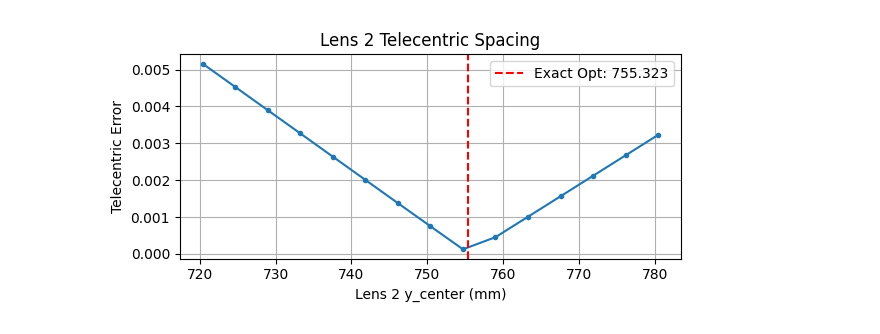
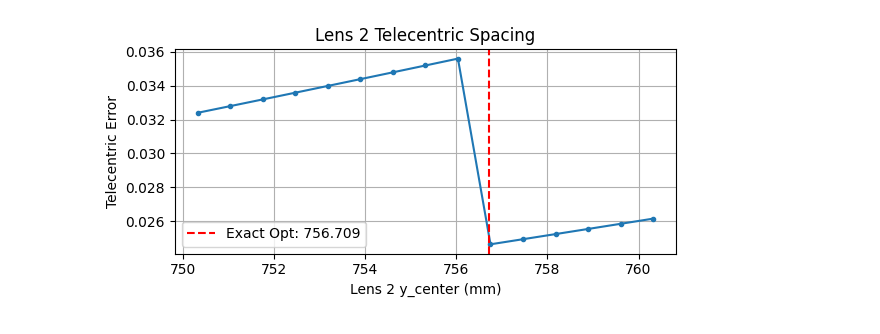
Before and after one commit to rrudzinsky/CODE-VI, a Jupyter notebook: optical_bench.ipynb, the cells around one changed output. Cells and saved outputs as stored; diff of their text form; code cells hidden in the pictures.

Commit message:
Updated telescope optimizer + Antigravity optical_bench.py

```diff
--- a/optical_bench.ipynb
+++ b/optical_bench.ipynb
@@ -55,37 +55,71 @@ manager.add_element(lens2)
 # manager.add_element(grating1)
 # manager.add_element(grating2)
 # %%
-# 1. Optimize Lens 1 (Starts exactly at Lens 1's position defined in Cell 1)
-print("Starting Lens 1 Optimization...")
-opt_L1_y = optimization.optimize_lens_collimation(
-    manager,
-    lens_name="Lens 1",
-    search_window=15.0,
-    steps=15
+import importlib
+from code_vi import optimization
+
+# Force reload to ensure the newest aspheric functions are loaded
+importlib.reload(optimization)
+
+print("===============================================")
+print(" PHASE 1: LENS 1 (COLLIMATOR) OPTIMIZATION")
+print("===============================================")
+# 1a. Initial rough positioning to get into the right ballpark
+print("Step 1a: Initial Lens 1 Collimation...")
+optimization.optimize_lens_collimation(
+    manager, lens_name="Lens 1", search_window=50.0, steps=15, show_plot=False
 )
 
-# 2. Optimize Lens 2 (Starts exactly at Lens 2's position defined in Cell 1)
-print("\nStarting Lens 2 Optimization...")
-opt_L2_y = optimization.optimize_telecentric_spacing(
-    manager,
-    lens_name="Lens 2",
-    search_window=30.0,
-    steps=15
+# 1b. Optimize Aspheric Profile (k, A4) to fix spherical aberration
+print("\nStep 1b: Optimizing Lens 1 Aspheric Profile...")
+optimization.optimize_aspheric_profile(
+    manager, lens_name="Lens 1", target_surface=1, show_plot=False
 )
 
-# 3. Find the exact focal plane (Starts exactly at Grating 1's position defined in Cell 1)
-print("\nMapping the True Focal Plane...")
-opt_focus_y = optimization.optimize_focal_plane(
-    manager,
-    search_window=15.0,
-    steps=20
+# 1c. Dial the position back in perfectly now that the lens shape has changed
+print("\nStep 1c: Final Lens 1 Collimation...")
+opt_L1_y = optimization.optimize_lens_collimation(
+    manager, lens_name="Lens 1", search_window=5.0, steps=15, show_plot=True
 )
 
-print(f"\n✅ SYSTEM LOCKED.")
-print(f"Lens 1 Final: {opt_L1_y:.3f} mm")
-print(f"Lens 2 Final: {opt_L2_y:.3f} mm")
-print(f"Focus Final:  {opt_focus_y:.3f} mm")
 
-best_plane = optimization.optimize_focal_plane(manager)
-focal_x, focal_y = optimization.plot_field_curvature(manager)
+print("\n===============================================")
+print(" PHASE 2: LENS 2 (FOCUSER) OPTIMIZATION")
+print("===============================================")
+# 2a. Initial rough positioning
+print("Step 2a: Initial Lens 2 Telecentric Spacing...")
+optimization.optimize_telecentric_spacing(
+    manager, lens_name="Lens 2", search_window=30.0, steps=15, show_plot=False
+)
+
+# 2b. Optimize Aspheric Profile to flatten Petzval field curvature
+print("\nStep 2b: Optimizing Lens 2 Aspheric Profile...")
+optimization.optimize_aspheric_profile(
+    manager, lens_name="Lens 2", target_surface=1, show_plot=False
+)
+
+# 2c. Dial the telecentric position back in perfectly
+print("\nStep 2c: Final Lens 2 Telecentric Spacing...")
+opt_L2_y = optimization.optimize_telecentric_spacing(
+    manager, lens_name="Lens 2", search_window=5.0, steps=15, show_plot=True
+)
+
+
+print("\n===============================================")
+print(" PHASE 3: FINAL FOCUS & SYSTEM LOCK")
+print("===============================================")
+# 3. Find the exact focal plane of the newly corrected system
+print("Mapping the True Focal Plane...")
+opt_focus_y = optimization.optimize_focal_plane(
+    manager, search_window=50.0, steps=20, show_plot=True
+)
+
+print(f"\nâœ… SYSTEM LOCKED.")
+print(f"Lens 1 Final Position: {opt_L1_y:.3f} mm")
+print(f"Lens 2 Final Position: {opt_L2_y:.3f} mm")
+print(f"Focus Final Position:  {opt_focus_y:.3f} mm")
+
+# 4. Final diagnostic plot to see the flattened field curvature!
+print("\nGenerating Final Field Curvature Plot...")
+focal_x, focal_y = optimization.plot_field_curvature(manager, lens2_name="Lens 2")
 # %% [output]
@@ -99 +155 @@ Starting Lens 2 Optimization...
-[figure, old version]
+[figure, new version]
```
Also changed, not shown: parts of 2 cells of this notebook, 4 other files.
